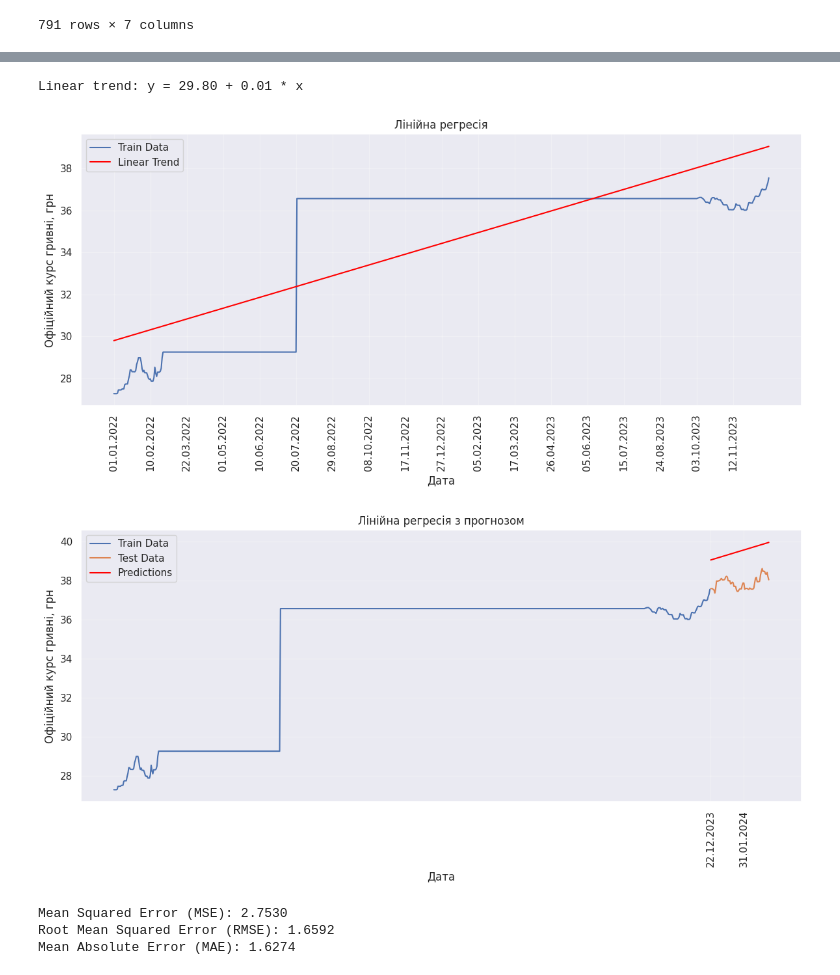
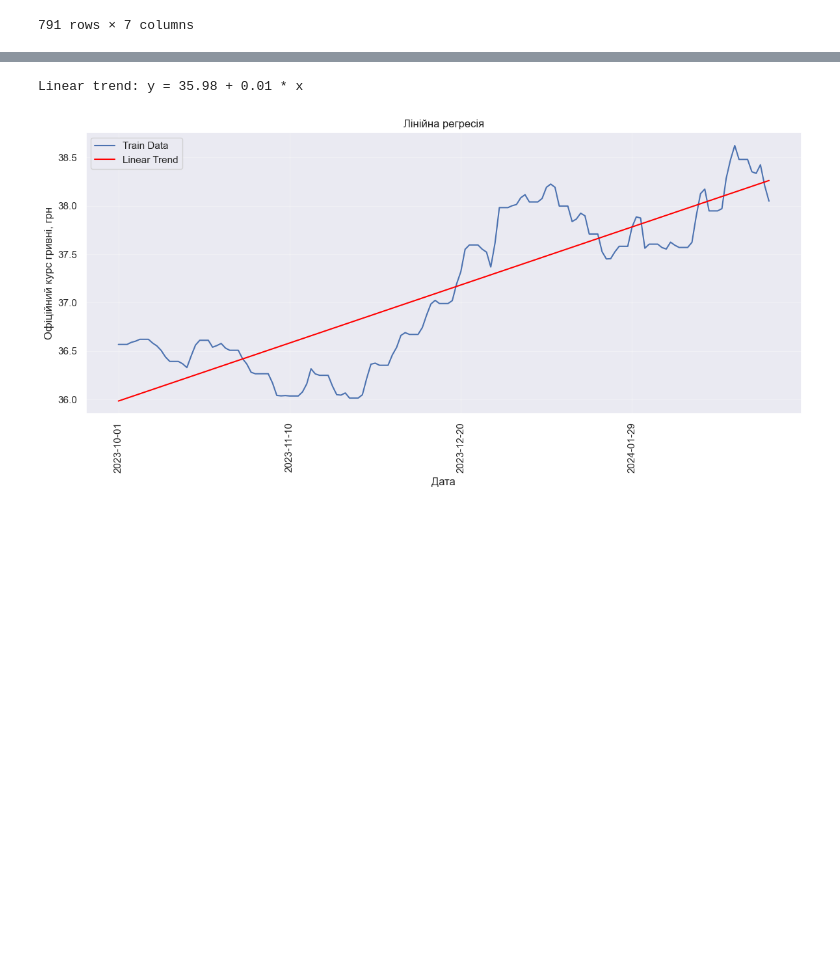
Before and after one commit to 4gn5t/DataAnalysis, a Jupyter notebook: lab9/main.ipynb, the cells around one changed output, grey strips where cells are left out. Saved outputs shown, nothing was run; the diff lists cells and outputs as text; code cells hidden in the pictures; blank space fills up the shorter version.

```diff
--- a/lab9/main.ipynb
+++ b/lab9/main.ipynb
@@ -21,8 +21,13 @@ df
 | 790 | 01.03.2024 | 0.0 | 840 | USD | 1 | Долар США | 38.0492 |
 791 rows × 7 columns
 # %%
-date = df['Дата'].to_numpy()
-value = df['Офіційний курс гривні, грн'].to_numpy()
+mask = pd.to_datetime(df['Дата'], format='%d.%m.%Y') >= pd.to_datetime('01.10.2023', format='%d.%m.%Y')
+_data_filtered = df[mask]
+
+date = _data_filtered['Дата'].to_numpy()
+value = _data_filtered['Офіційний курс гривні, грн'].to_numpy()
+date = pd.to_datetime(date, format='%d.%m.%Y')
+
 sns.set_theme(style="darkgrid")
 
 plt.figure(figsize=(12, 6))
@@ -37,68 +42,38 @@ plt.show()
 # %%
-train_len = 720
-train = df.iloc[:train_len].copy()
-test = df.iloc[train_len:].copy()
+train_len = 153
+train = _data_filtered.iloc[:train_len].copy()
 
+train['Дата'] = pd.to_datetime(train['Дата'], format='%d.%m.%Y')
+train['Офіційний курс гривні, грн'] = train['Офіційний курс гривні, грн'].astype(float)
 train_data = train['Офіційний курс гривні, грн'].values
-test_data = test['Офіційний курс гривні, грн'].values
 
 def linear_trend(x, y):
     n = len(x)
     x_mean = np.mean(x)
     y_mean = np.mean(y)
 
     b = (np.sum((x - x_mean) * (y - y_mean)) / np.sum((x - x_mean) ** 2))
     a = y_mean - b * x_mean
 
     return a, b
 
 a, b = linear_trend(np.arange(len(train_data)), train_data)
 print(f"Linear trend: y = {a:.2f} + {b:.2f} * x")
 
 plt.figure(figsize=(12, 6))
 plt.plot(train['Дата'], train_data, label='Train Data')
 plt.plot(train['Дата'], a + b * np.arange(len(train_data)), label='Linear Trend', color='red')
 plt.xlabel('Дата')
 plt.ylabel('Офіційний курс гривні, грн')
 plt.title('Лінійна регресія')
 plt.xticks(train['Дата'][::40], rotation=90)
 plt.legend()
 plt.grid(True, alpha=0.3)
 plt.tight_layout()
 plt.show()
-
-def predict(x, a, b):
-    return a + b * x
-
-predictions = predict(np.arange(len(train_data), len(train_data) + len(test_data)), a, b)
-plt.figure(figsize=(12, 6))
-plt.plot(train['Дата'], train_data, label='Train Data')
-plt.plot(test['Дата'], test_data, label='Test Data')
-plt.plot(test['Дата'], predictions, label='Predictions', color='red')
-plt.xlabel('Дата')
-plt.ylabel('Офіційний курс гривні, грн')
-plt.title('Лінійна регресія з прогнозом')
-plt.xticks(test['Дата'][::40], rotation=90)
-plt.legend()
-plt.grid(True, alpha=0.3)
-plt.tight_layout()
-plt.show()
-
-errors = test_data - predictions
-mse = np.mean(errors**2)
-rmse = np.sqrt(mse)
-mae = np.mean(np.abs(errors))
-
-print(f"Mean Squared Error (MSE): {mse:.4f}")
-print(f"Root Mean Squared Error (RMSE): {rmse:.4f}")
-print(f"Mean Absolute Error (MAE): {mae:.4f}")
 # %% [output]
-Linear trend: y = 29.80 + 0.01 * x
+Linear trend: y = 35.98 + 0.01 * x
-[figure, old version]
+[figure, new version]
-[figure, removed]
-Mean Squared Error (MSE): 2.7530
-Root Mean Squared Error (RMSE): 1.6592
-Mean Absolute Error (MAE): 1.6274
 # %%
 def gauss_elimination(A, b):
     n = len(b)
```
Also changed, not shown: parts of 2 cells of this notebook, 2 other files.
